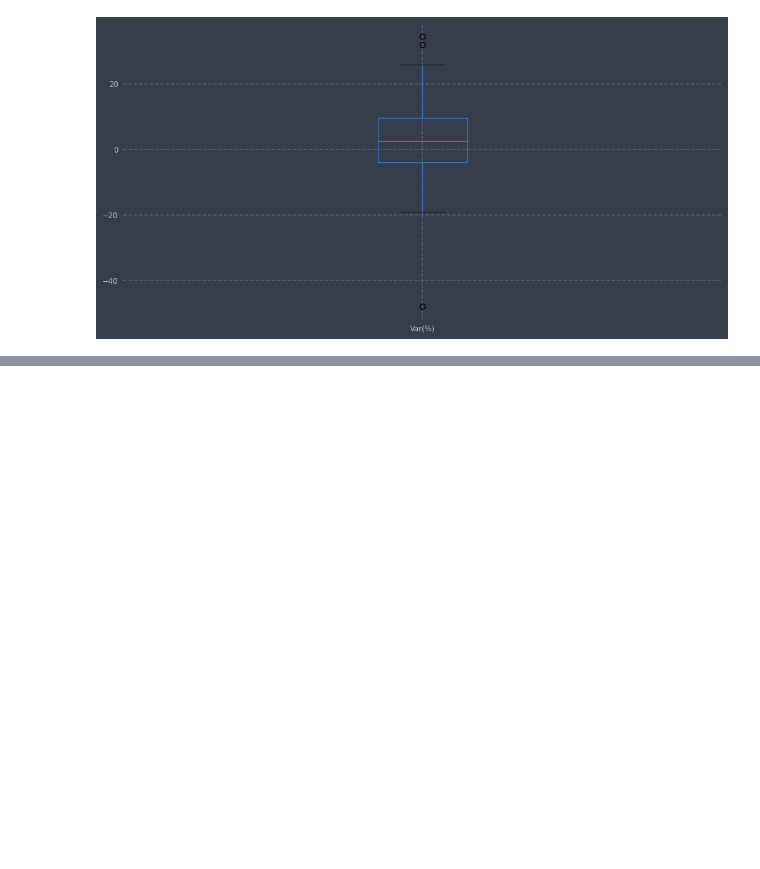
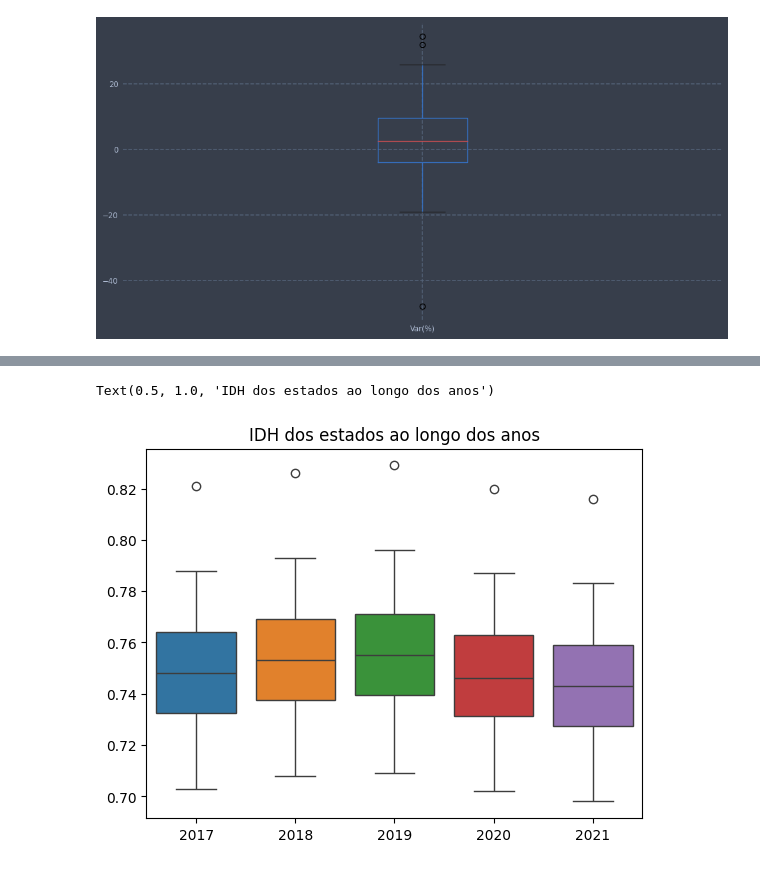
Before and after one commit to DjallenDias/IDSProject, a Jupyter notebook: notebook.ipynb, the cells around one changed output, grey strips where cells are left out. Drawn from its saved outputs; the diff is of its cells as text; code cells hidden in the pictures; blank space fills up the shorter version.

```diff
--- a/notebook.ipynb
+++ b/notebook.ipynb
@@ -103,0 +141,14 @@ ax = petr3_df.boxplot(column = "Var(%)", figsize = (12,6))
+# %%
+dataIdhReg = pd.read_csv("arquivos/IDH/GDL-Subnational-HDI-data.csv")
+
+dataIdhReg = dataIdhReg.loc[dataIdhReg['Country'] == 'Brazil']
+
+dataIdhReg = dataIdhReg[['Region', '2017', '2018', '2019', '2020', '2021']]
+
+dataIdhReg = dataIdhReg.drop(209)
+
+for cln in dataIdhReg:
+    if cln == 'Region': continue
+    print(f'Var       {dataIdhReg[cln].var():.6f}')
+    print(dataIdhReg[cln].describe())
+    print()
@@ -103,0 +173,5 @@ ax = petr3_df.boxplot(column = "Var(%)", figsize = (12,6))
+# %%
+sb.boxplot(data=dataIdhReg).set_title('IDH dos estados ao longo dos anos')
+# %% [output]
+Text(0.5, 1.0, 'IDH dos estados ao longo dos anos')
+[figure, added]
```
Also changed, not shown: parts of 6 cells of this notebook.
